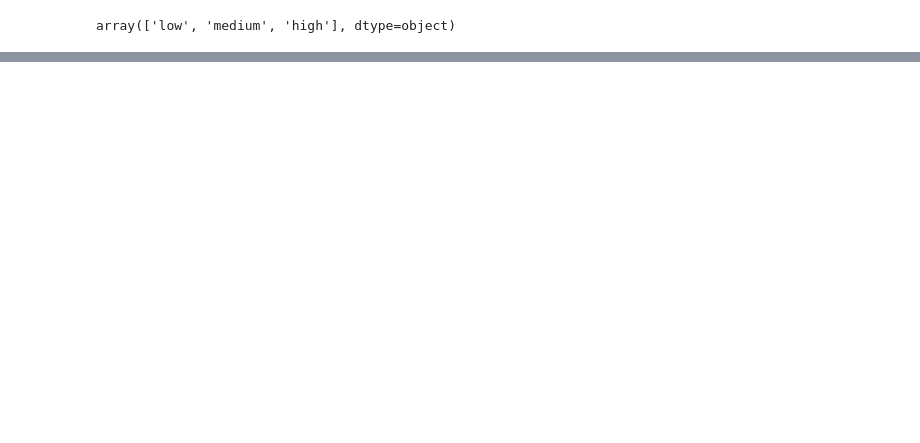
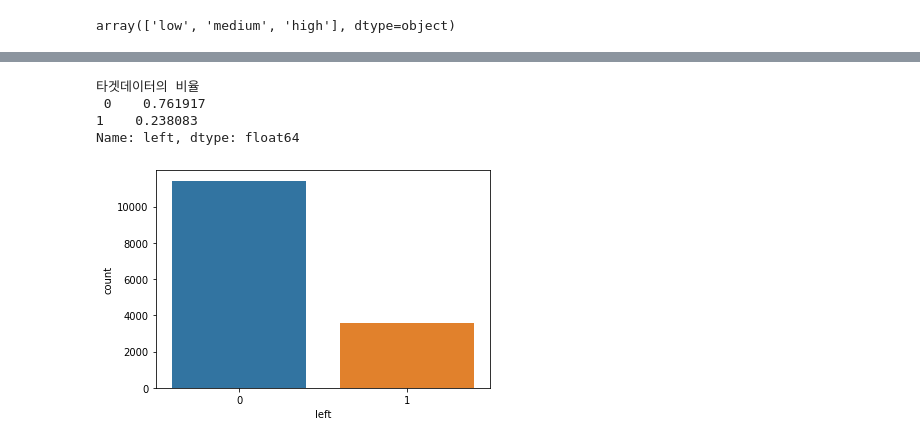
Before and after one commit to haylee94/Section-2_Project-, a Jupyter notebook: section2_project.ipynb, the cells around one changed output, grey strips where cells are left out. Saved outputs shown, nothing was run; the diff lists cells and outputs as text; code cells hidden in the pictures; blank space fills up the shorter version.

```diff
--- a/section2_project.ipynb
+++ b/section2_project.ipynb
@@ -77,0 +205,14 @@ array(['low', 'medium', 'high'], dtype=object)
+# %%
+# 타겟 데이터 범주의 비율을 확인
+y =  df['left']
+print("타겟데이터의 비율\n",y.value_counts(normalize=True))
+
+
+%matplotlib inline
+sns.countplot(x=y);
+# %% [output]
+타겟데이터의 비율
+ 0    0.761917
+1    0.238083
+Name: left, dtype: float64
+[figure, added]
```
Also changed, not shown: parts of 32 cells of this notebook.
